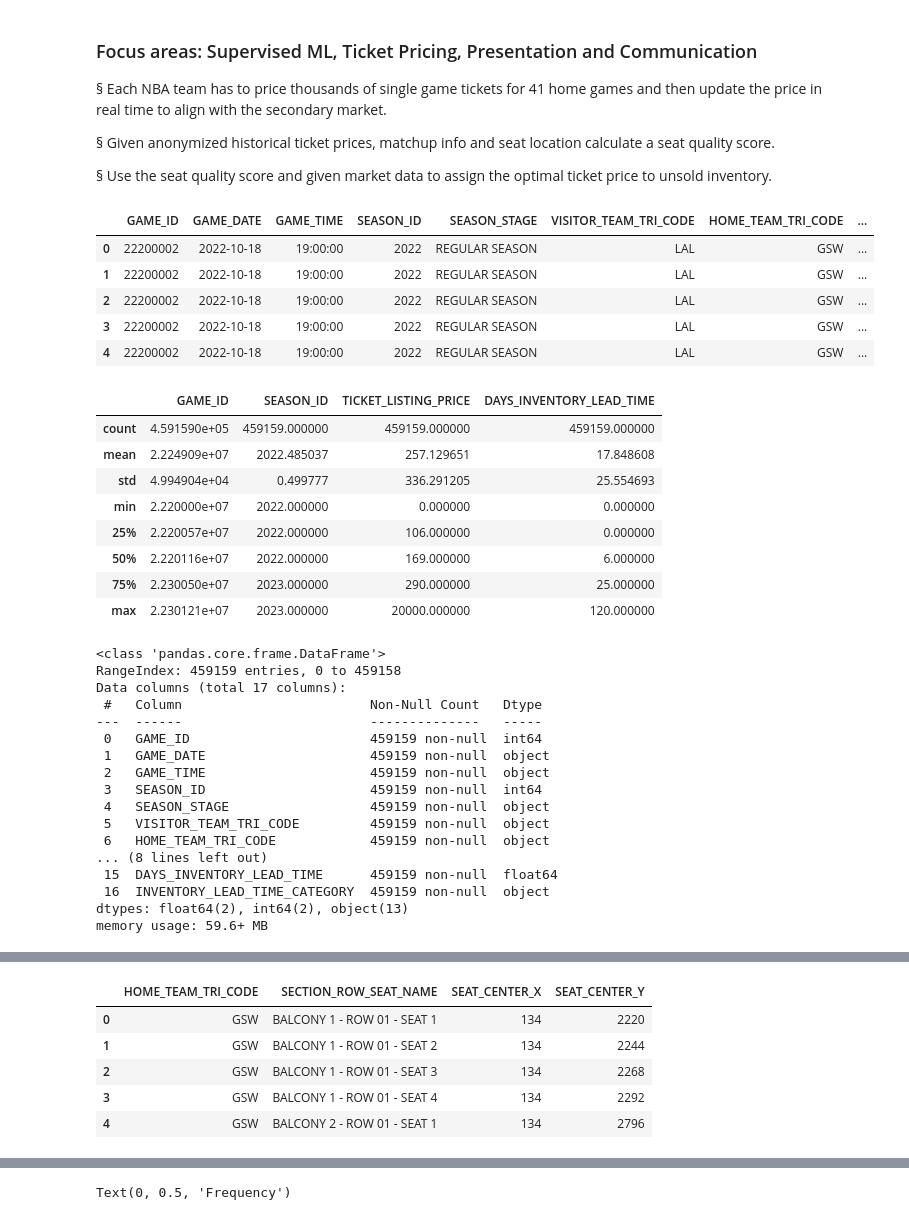
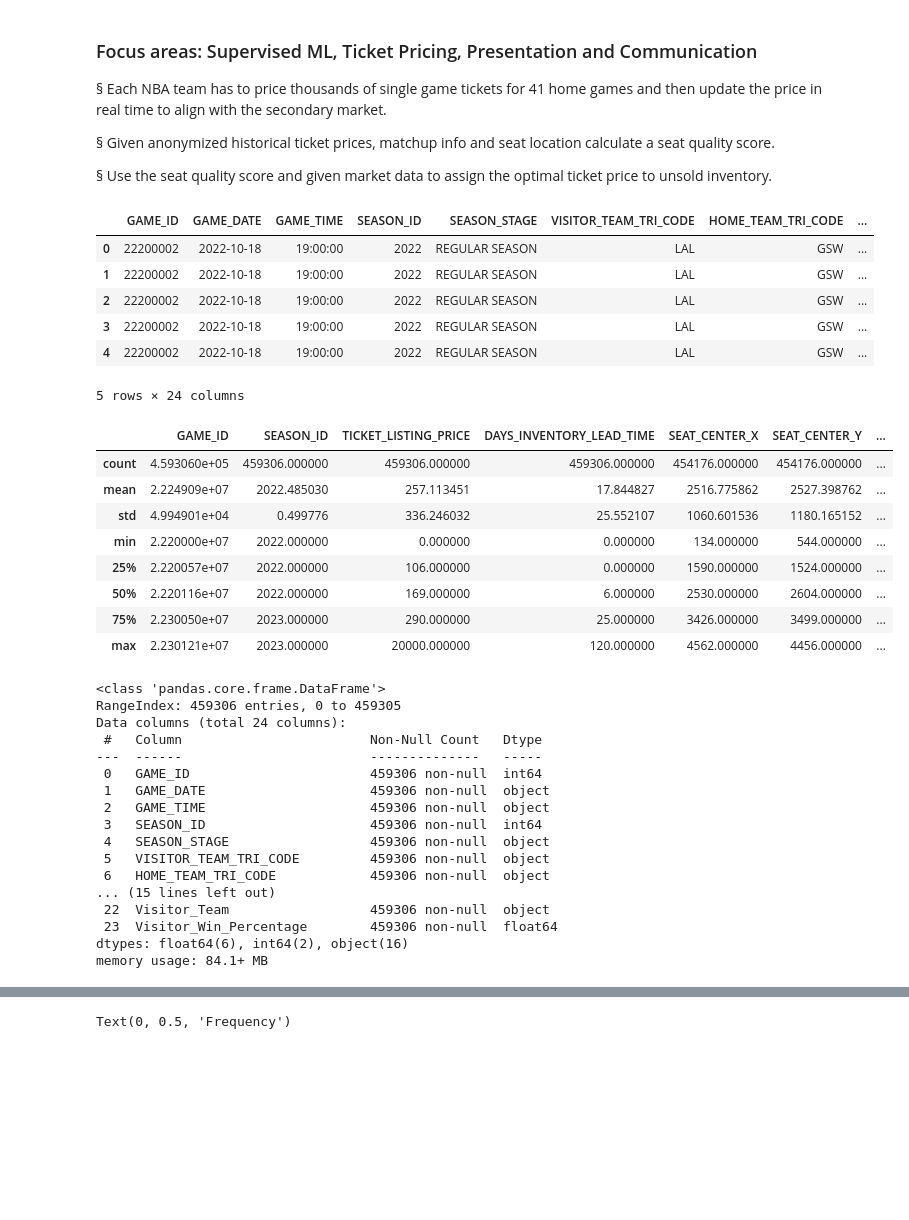
Before and after one commit to asnyder613/NBA_Seating, a Jupyter notebook: NBA_Capstone.ipynb, the cells around one changed output, grey strips where cells are left out. Cells and saved outputs as stored; diff of their text form; code cells hidden in the pictures; blank space fills up the shorter version.

```diff
--- a/NBA_Capstone.ipynb
+++ b/NBA_Capstone.ipynb
@@ -22,8 +22,17 @@ from pandas_profiling import ProfileReport
 # %%
 listing = pd.read_csv("2024-03-06 Listing Data.csv")
 location = pd.read_csv("2024-03-06 Seat Coordinates.csv")
+# %%
+#import game data & combine dataframes
+date_team_win_percent_df = pd.read_csv("win_percentages.csv")
+# %%
+#merge dataframes
+merged_df = pd.merge(listing, location[['SECTION_ROW_SEAT_NAME', 'SEAT_CENTER_X', 'SEAT_CENTER_Y']], on=['SECTION_ROW_SEAT_NAME'], how='left')
+# %%
+# Merge the DataFrames based on matching dates and visitor team tri codes
+final_df = pd.merge(merged_df, date_team_win_percent_df, how='left', left_on=['GAME_DATE', 'VISITOR_TEAM_TRI_CODE'], right_on=['Date', 'Visitor_Team'])
 # %%
-listing.head()
+final_df.head()
 # %% [output]
 |  | GAME_ID | GAME_DATE | GAME_TIME | SEASON_ID | SEASON_STAGE | VISITOR_TEAM_TRI_CODE | HOME_TEAM_TRI_CODE | ... |
 | 0 | 22200002 | 2022-10-18 | 19:00:00 | 2022 | REGULAR SEASON | LAL | GSW | ... |
@@ -31,36 +40,37 @@ listing.head()
 | 2 | 22200002 | 2022-10-18 | 19:00:00 | 2022 | REGULAR SEASON | LAL | GSW | ... |
 | 3 | 22200002 | 2022-10-18 | 19:00:00 | 2022 | REGULAR SEASON | LAL | GSW | ... |
 | 4 | 22200002 | 2022-10-18 | 19:00:00 | 2022 | REGULAR SEASON | LAL | GSW | ... |
+5 rows × 24 columns
 # %%
-listing.describe()
+final_df.describe()
 # %% [output]
-|  | GAME_ID | SEASON_ID | TICKET_LISTING_PRICE | DAYS_INVENTORY_LEAD_TIME |
-| count | 4.591590e+05 | 459159.000000 | 459159.000000 | 459159.000000 |
-| mean | 2.224909e+07 | 2022.485037 | 257.129651 | 17.848608 |
-| std | 4.994904e+04 | 0.499777 | 336.291205 | 25.554693 |
-| min | 2.220000e+07 | 2022.000000 | 0.000000 | 0.000000 |
-| 25% | 2.220057e+07 | 2022.000000 | 106.000000 | 0.000000 |
-| 50% | 2.220116e+07 | 2022.000000 | 169.000000 | 6.000000 |
-| 75% | 2.230050e+07 | 2023.000000 | 290.000000 | 25.000000 |
-| max | 2.230121e+07 | 2023.000000 | 20000.000000 | 120.000000 |
+|  | GAME_ID | SEASON_ID | TICKET_LISTING_PRICE | DAYS_INVENTORY_LEAD_TIME | SEAT_CENTER_X | SEAT_CENTER_Y | ... |
+| count | 4.593060e+05 | 459306.000000 | 459306.000000 | 459306.000000 | 454176.000000 | 454176.000000 | ... |
+| mean | 2.224909e+07 | 2022.485030 | 257.113451 | 17.844827 | 2516.775862 | 2527.398762 | ... |
+| std | 4.994901e+04 | 0.499776 | 336.246032 | 25.552107 | 1060.601536 | 1180.165152 | ... |
+| min | 2.220000e+07 | 2022.000000 | 0.000000 | 0.000000 | 134.000000 | 544.000000 | ... |
+| 25% | 2.220057e+07 | 2022.000000 | 106.000000 | 0.000000 | 1590.000000 | 1524.000000 | ... |
+| 50% | 2.220116e+07 | 2022.000000 | 169.000000 | 6.000000 | 2530.000000 | 2604.000000 | ... |
+| 75% | 2.230050e+07 | 2023.000000 | 290.000000 | 25.000000 | 3426.000000 | 3499.000000 | ... |
+| max | 2.230121e+07 | 2023.000000 | 20000.000000 | 120.000000 | 4562.000000 | 4456.000000 | ... |
 # %%
-listing.info()
+final_df.info()
 # %% [output]
 <class 'pandas.core.frame.DataFrame'>
-RangeIndex: 459159 entries, 0 to 459158
-Data columns (total 17 columns):
+RangeIndex: 459306 entries, 0 to 459305
+Data columns (total 24 columns):
  #   Column                        Non-Null Count   Dtype
 ---  ------                        --------------   -----
- 0   GAME_ID                       459159 non-null  int64
- 1   GAME_DATE                     459159 non-null  object
- 2   GAME_TIME                     459159 non-null  object
- 3   SEASON_ID                     459159 non-null  int64
- 4   SEASON_STAGE                  459159 non-null  object
- 5   VISITOR_TEAM_TRI_CODE         459159 non-null  object
- 6   HOME_TEAM_TRI_CODE            459159 non-null  object
-... (8 lines left out)
- 15  DAYS_INVENTORY_LEAD_TIME      459159 non-null  float64
- 16  INVENTORY_LEAD_TIME_CATEGORY  459159 non-null  object
-dtypes: float64(2), int64(2), object(13)
-memory usage: 59.6+ MB
+ 0   GAME_ID                       459306 non-null  int64
+ 1   GAME_DATE                     459306 non-null  object
+ 2   GAME_TIME                     459306 non-null  object
+ 3   SEASON_ID                     459306 non-null  int64
+ 4   SEASON_STAGE                  459306 non-null  object
+ 5   VISITOR_TEAM_TRI_CODE         459306 non-null  object
+ 6   HOME_TEAM_TRI_CODE            459306 non-null  object
+... (15 lines left out)
+ 22  Visitor_Team                  459306 non-null  object
+ 23  Visitor_Win_Percentage        459306 non-null  float64
+dtypes: float64(6), int64(2), object(16)
+memory usage: 84.1+ MB
 # %%
@@ -84,13 +94,4 @@ profile = ProfileReport(listing,
 profile.to_notebook_iframe()
 # %% [output]
 [interactive output not drawn]
-# %%
-location.head()
-# %% [output]
-|  | HOME_TEAM_TRI_CODE | SECTION_ROW_SEAT_NAME | SEAT_CENTER_X | SEAT_CENTER_Y |
-| 0 | GSW | BALCONY 1 - ROW 01 - SEAT 1 | 134 | 2220 |
-| 1 | GSW | BALCONY 1 - ROW 01 - SEAT 2 | 134 | 2244 |
-| 2 | GSW | BALCONY 1 - ROW 01 - SEAT 3 | 134 | 2268 |
-| 3 | GSW | BALCONY 1 - ROW 01 - SEAT 4 | 134 | 2292 |
-| 4 | GSW | BALCONY 2 - ROW 01 - SEAT 1 | 134 | 2796 |
 # %%
```
Also changed, not shown: parts of 34 cells of this notebook.
